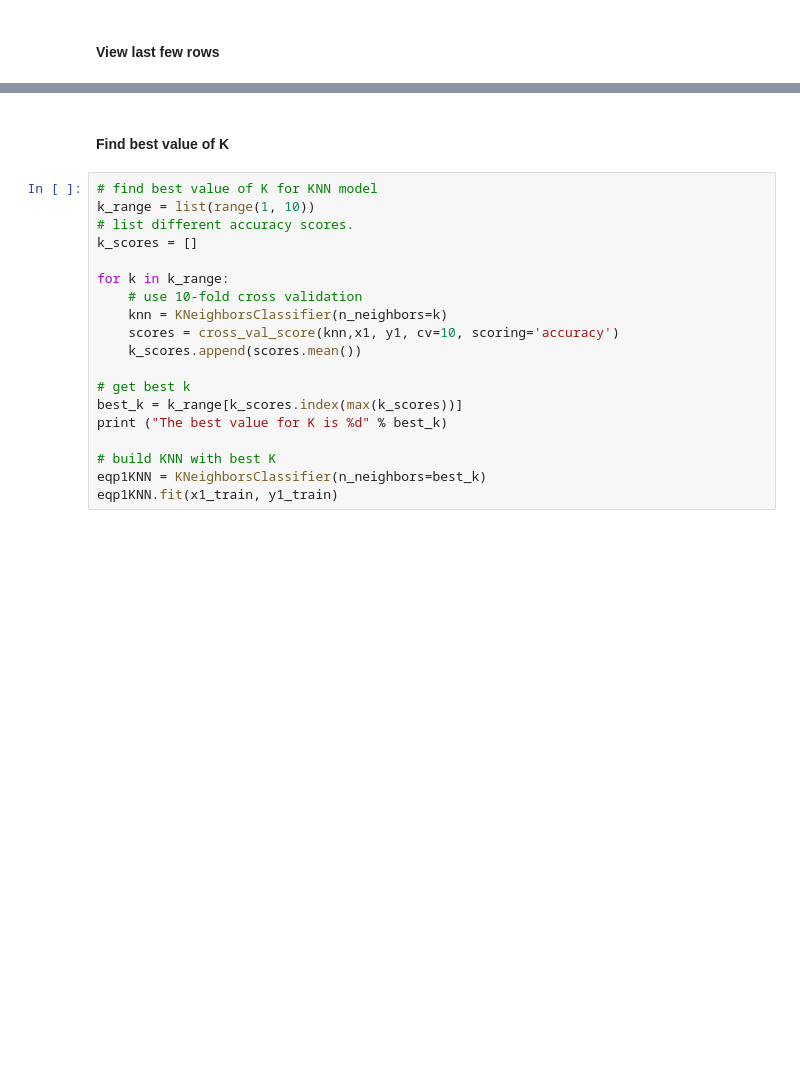
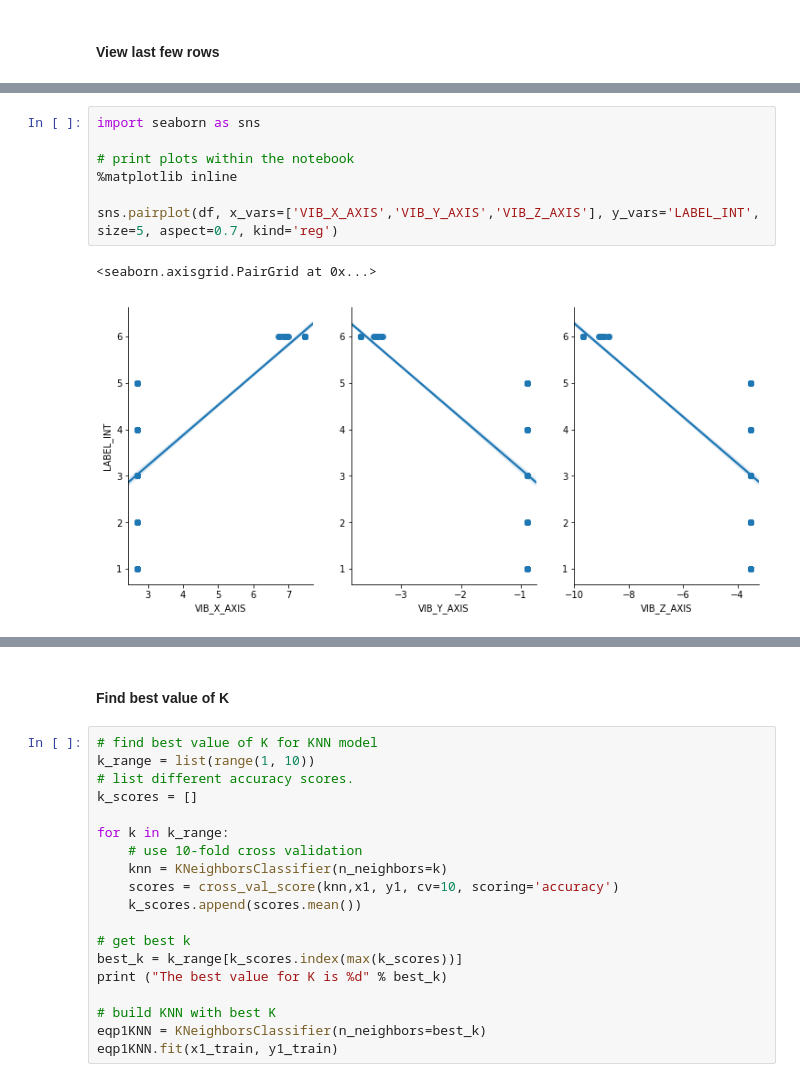
Before and after one commit to bigdata-i523/hid337, a Jupyter notebook: project/jupyter/i523FinalProject.ipynb, the cells around one changed output, grey strips where cells are left out. Saved outputs shown, nothing was run; the diff lists cells and outputs as text; blank space fills up the shorter version.

Commit message:
project python notebook

```diff
--- a/project/jupyter/i523FinalProject.ipynb
+++ b/project/jupyter/i523FinalProject.ipynb
@@ -100,0 +125,10 @@ print(df.tail())
+# %%
+import seaborn as sns
+
+# print plots within the notebook
+%matplotlib inline
+
+sns.pairplot(df, x_vars=['VIB_X_AXIS','VIB_Y_AXIS','VIB_Z_AXIS'], y_vars='LABEL_INT', size=5, aspect=0.7, kind='reg')
+# %% [output]
+<seaborn.axisgrid.PairGrid at 0x...>
+[figure, added]
```
Also changed, not shown: parts of 19 cells of this notebook.
